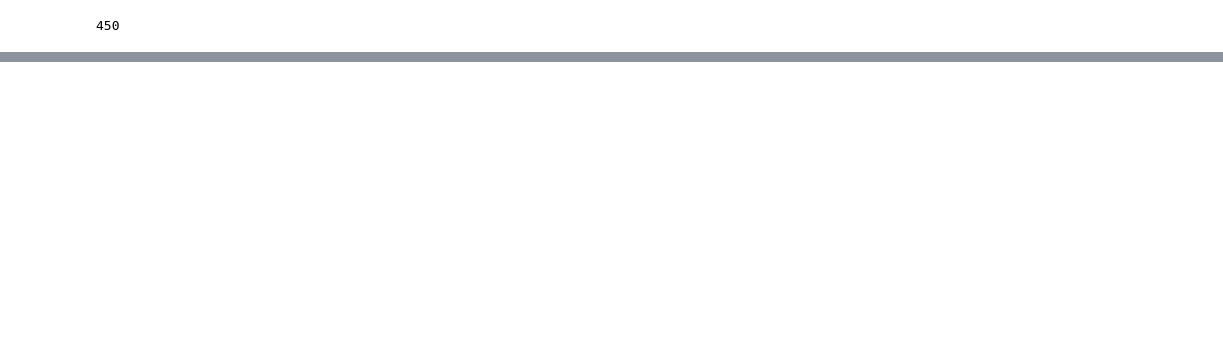
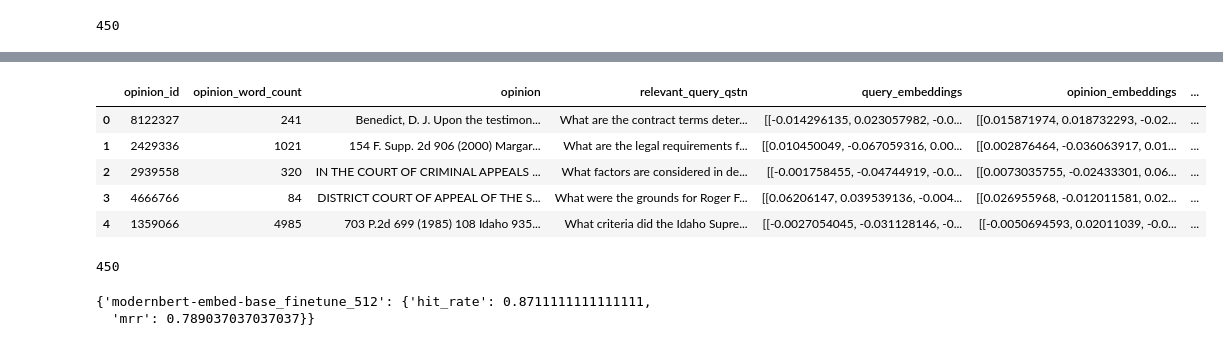
Before and after one commit to rachlllg/FLP_Semantic_Search, a Jupyter notebook: notebooks_&_data/8m.finetune_eval_8192.ipynb, the cells around one changed output, grey strips where cells are left out. Drawn from its saved outputs; the diff is of its cells as text; code cells hidden in the pictures; blank space fills up the shorter version.

```diff
--- a/notebooks_&_data/8m.finetune_eval_8192.ipynb
+++ b/notebooks_&_data/8m.finetune_eval_8192.ipynb
@@ -317,0 +349,13 @@ EVALS
+# %%
+%%time
+
+model_name = MODELS[3]
+model = SentenceTransformer(model_name)
+model.name = model_name.split("/")[-1]
+print(model_name)
+
+tokenizer = AutoTokenizer.from_pretrained(model_name)
+result = evaluate_model(df, model, "relevant_query_qstn", "query_embeddings", "opinion", "opinion_embeddings", tokenizer, ["query", "opinion"])
+
+result.head()
+# %% [output]
@@ -317,0 +365,16 @@ EVALS
+|  | opinion_id | opinion_word_count | opinion | relevant_query_qstn | query_embeddings | opinion_embeddings | ... |
+| 0 | 8122327 | 241 | Benedict, D. J. Upon the testimon... | What are the contract terms deter... | [[-0.014296135, 0.023057982, -0.0... | [[0.015871974, 0.018732293, -0.02... | ... |
+| 1 | 2429336 | 1021 | 154 F. Supp. 2d 906 (2000) Margar... | What are the legal requirements f... | [[0.010450049, -0.067059316, 0.00... | [[0.002876464, -0.036063917, 0.01... | ... |
+| 2 | 2939558 | 320 | IN THE COURT OF CRIMINAL APPEALS ... | What factors are considered in de... | [[-0.001758455, -0.04744919, -0.0... | [[0.0073035755, -0.02433301, 0.06... | ... |
+| 3 | 4666766 | 84 | DISTRICT COURT OF APPEAL OF THE S... | What were the grounds for Roger F... | [[0.06206147, 0.039539136, -0.004... | [[0.026955968, -0.012011581, 0.02... | ... |
+| 4 | 1359066 | 4985 | 703 P.2d 699 (1985) 108 Idaho 935... | What criteria did the Idaho Supre... | [[-0.0027054045, -0.031128146, -0... | [[-0.0050694593, 0.02011039, -0.0... | ... |
+# %%
+result.to_csv(f"{path}evals/{model.name}_8192.csv", index=False)
+len(result)
+# %% [output]
+450
+# %%
+EVALS
+# %% [output]
+{'modernbert-embed-base_finetune_512': {'hit_rate': 0.8711111111111111,
+  'mrr': 0.789037037037037}}
```
Also changed, not shown: parts of 16 cells of this notebook, 20 other files.
